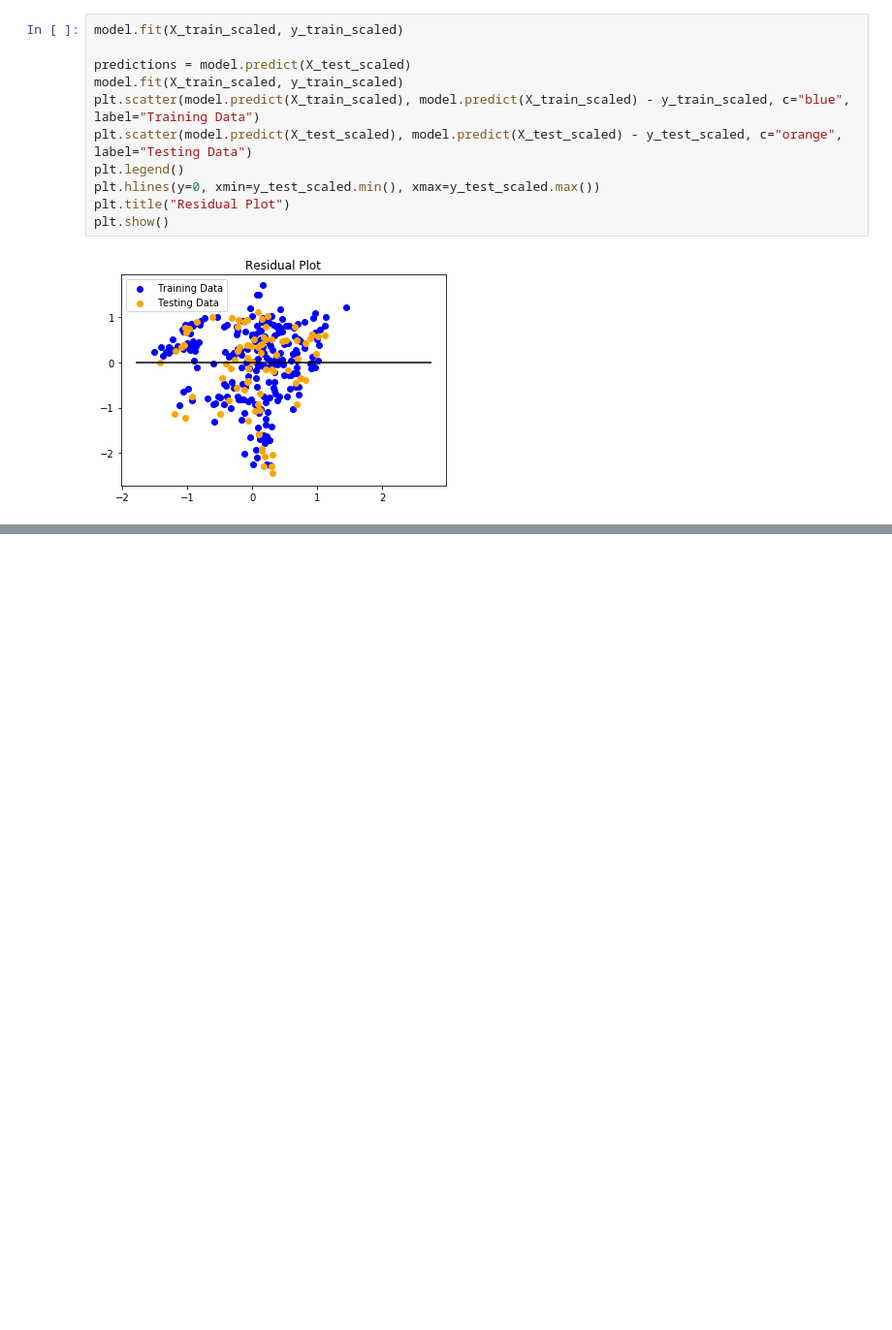
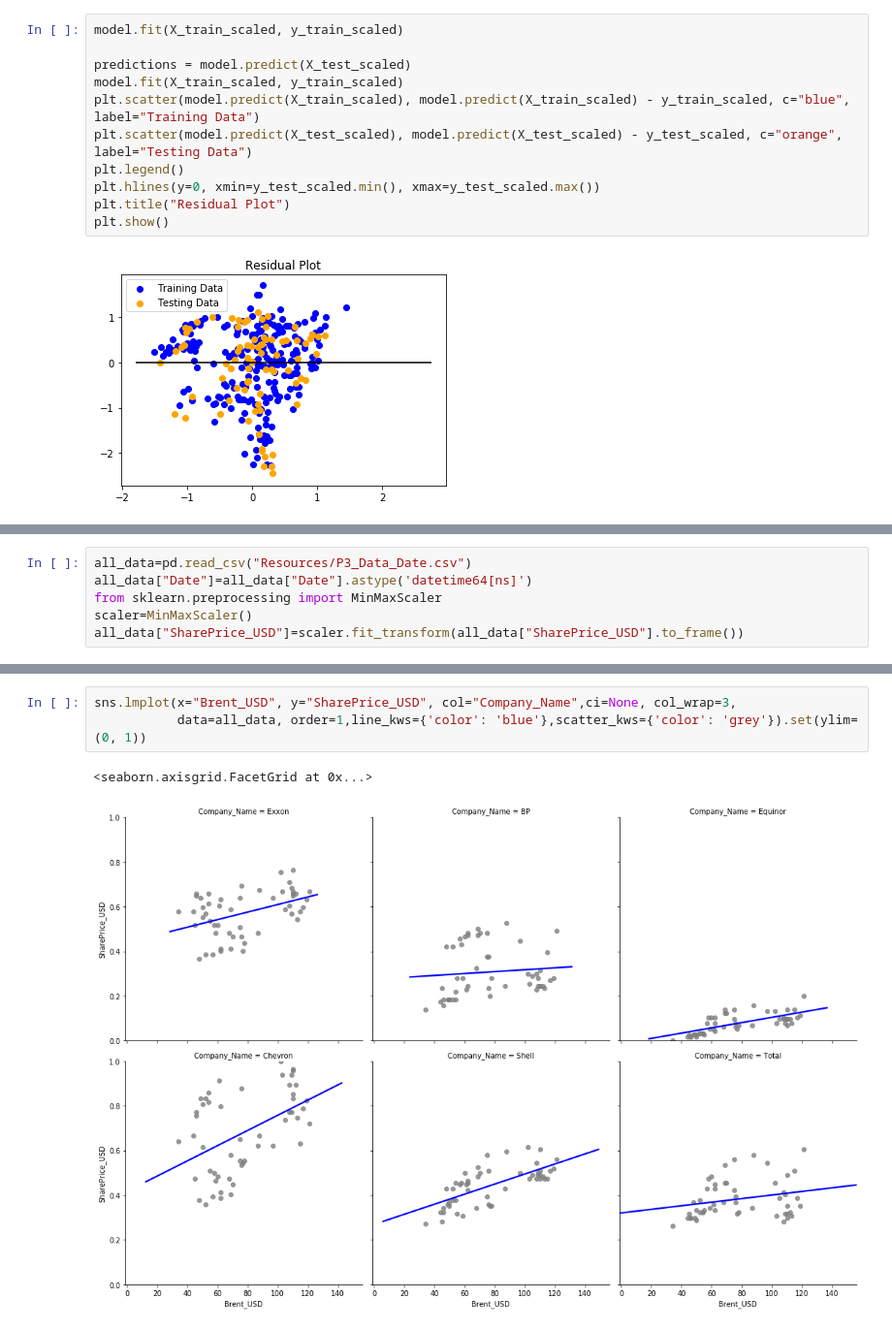
Before and after one commit to kgremillion/Energy_ML, a Jupyter notebook: Code/P3_DropExp.ipynb, the cells around one changed output, grey strips where cells are left out. Shown at 97% size. Drawn from its saved outputs; the diff is of its cells as text; blank space fills up the shorter version.

```diff
--- a/Code/P3_DropExp.ipynb
+++ b/Code/P3_DropExp.ipynb
@@ -425,0 +396,6 @@ overlay.opts(
+# %%
+all_data=pd.read_csv("Resources/P3_Data_Date.csv")
+all_data["Date"]=all_data["Date"].astype('datetime64[ns]')
+from sklearn.preprocessing import MinMaxScaler
+scaler=MinMaxScaler()
+all_data["SharePrice_USD"]=scaler.fit_transform(all_data["SharePrice_USD"].to_frame())
@@ -425,0 +418,6 @@ overlay.opts(
+# %%
+sns.lmplot(x="Brent_USD", y="SharePrice_USD", col="Company_Name",ci=None, col_wrap=3,
+           data=all_data, order=1,line_kws={'color': 'blue'},scatter_kws={'color': 'grey'}).set(ylim=(0, 1))
+# %% [output]
+<seaborn.axisgrid.FacetGrid at 0x...>
+[figure, added]
```
Also changed, not shown: parts of 63 cells of this notebook, 19 other files.
